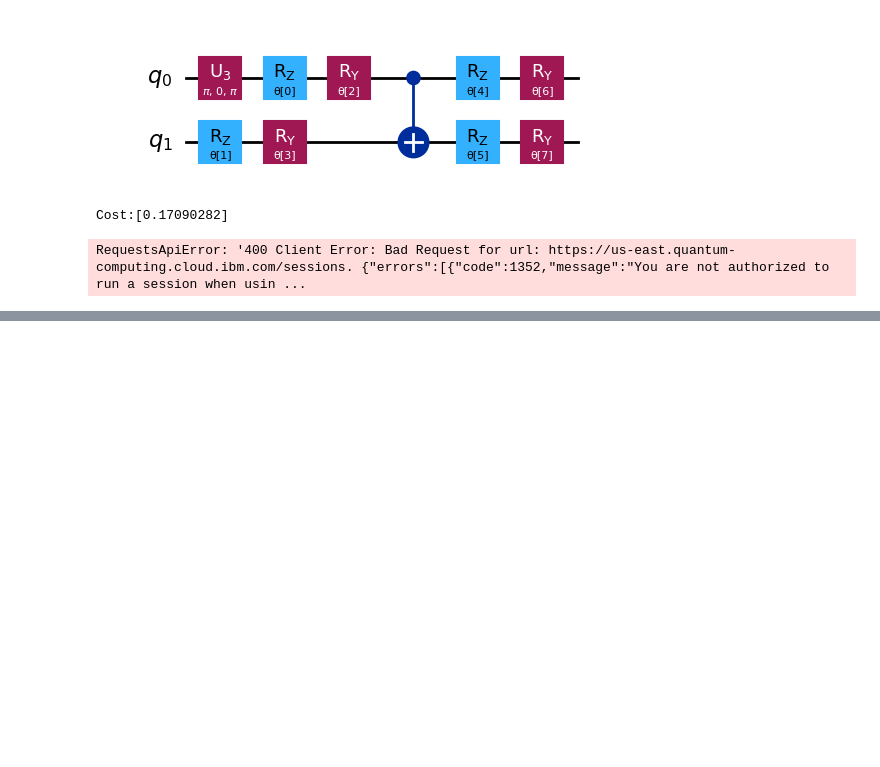
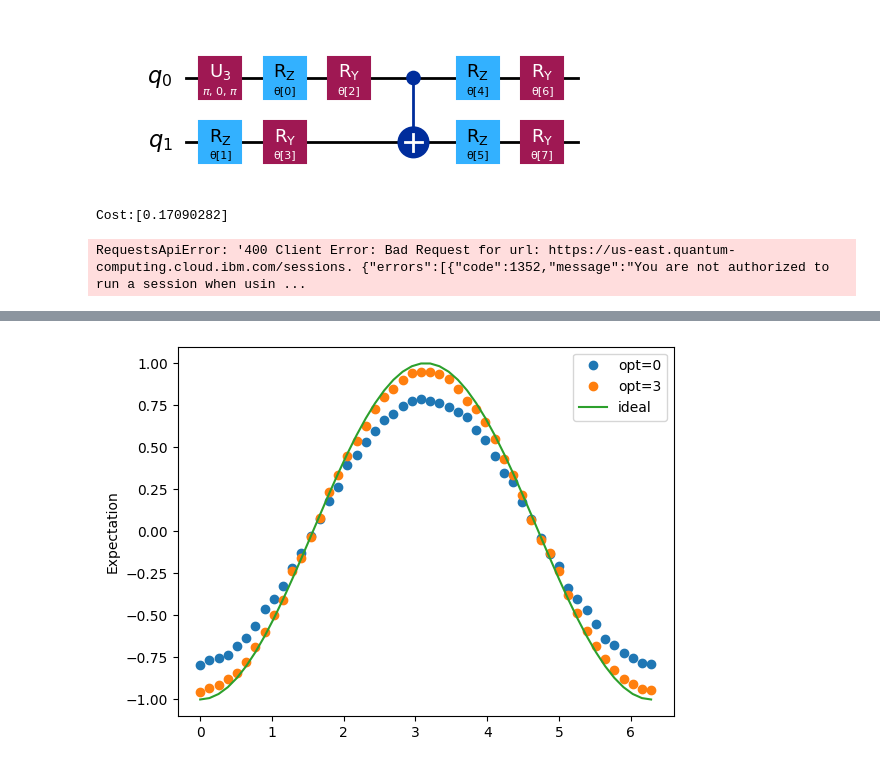
Before and after one commit to kibrahim757/qiskit_generated_code_samples, a Jupyter notebook: 12_variational_alogrithm_design.ipynb, the cells around one changed output, grey strips where cells are left out. Saved outputs shown, nothing was run; the diff lists cells and outputs as text; code cells hidden in the pictures; blank space fills up the shorter version.

```diff
--- a/12_variational_alogrithm_design.ipynb
+++ b/12_variational_alogrithm_design.ipynb
@@ -307,0 +440,44 @@ RequestsApiError: '400 Client Error: Bad Request for url: https://us-east.quantu
+# %%
+# Import estimator and specify that we are using the simulated backend:
+
+from qiskit_ibm_runtime import EstimatorV2 as Estimator
+
+estimator = Estimator(mode=backend_sim)
+
+circuit = qc
+# %%
+# Use a pass manager to transpile the circuit and observable for the backend being simulated.
+# Start with no optimization:
+
+from qiskit.transpiler.preset_passmanagers import generate_preset_pass_manager
+
+pm = generate_preset_pass_manager(backend=backend_sim, optimization_level=0)
+isa_circuit = pm.run(circuit)
+isa_observables = observables.apply_layout(layout=isa_circuit.layout)
+
+noisy_exp_values = []
+pub = (isa_circuit, isa_observables, [individual_phases])
+cost = estimator.run([pub]).result()[0].data.evs
+noisy_exp_values = cost[0]
+
+# Repeat above steps, but now with optimization = 3:
+
+exp_values_with_opt_es = []
+pm = generate_preset_pass_manager(backend=backend_sim, optimization_level=3)
+isa_circuit = pm.run(circuit)
+isa_observables = observables.apply_layout(layout=isa_circuit.layout)
+
+pub = (isa_circuit, isa_observables, [individual_phases])
+cost = estimator.run([pub]).result()[0].data.evs
+exp_values_with_opt_es = cost[0]
+# %%
+import matplotlib.pyplot as plt
+
+plt.plot(phases, noisy_exp_values, "o", label="opt=0")
+plt.plot(phases, exp_values_with_opt_es, "o", label="opt=3")
+plt.plot(phases, 2 * np.sin(phases / 2) ** 2 - 1, label="ideal")
+plt.ylabel("Expectation")
+plt.legend()
+plt.show()
+# %% [output]
+[figure, added]
```
Also changed, not shown: parts of 17 cells of this notebook.
